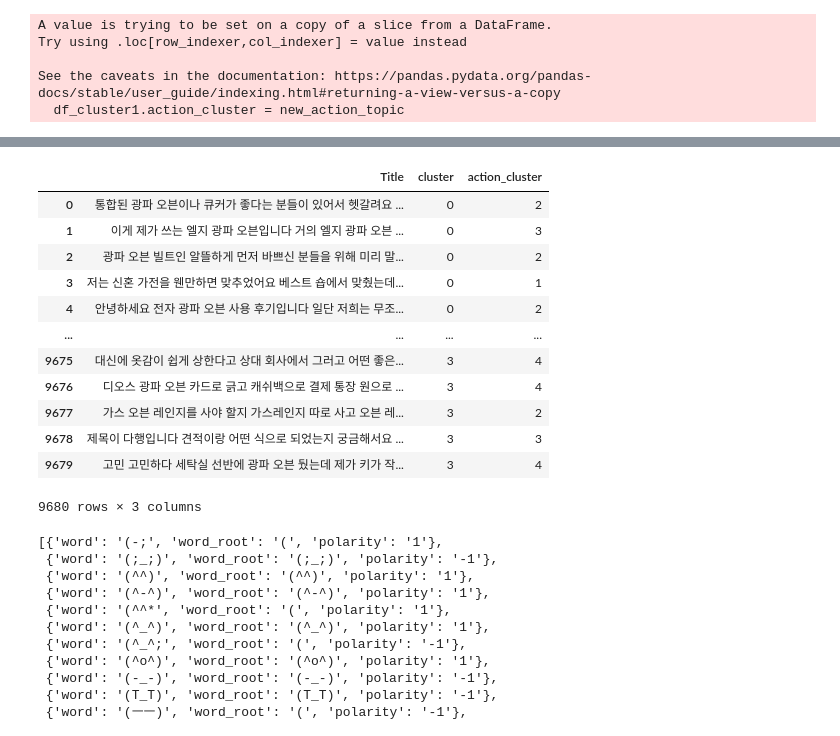
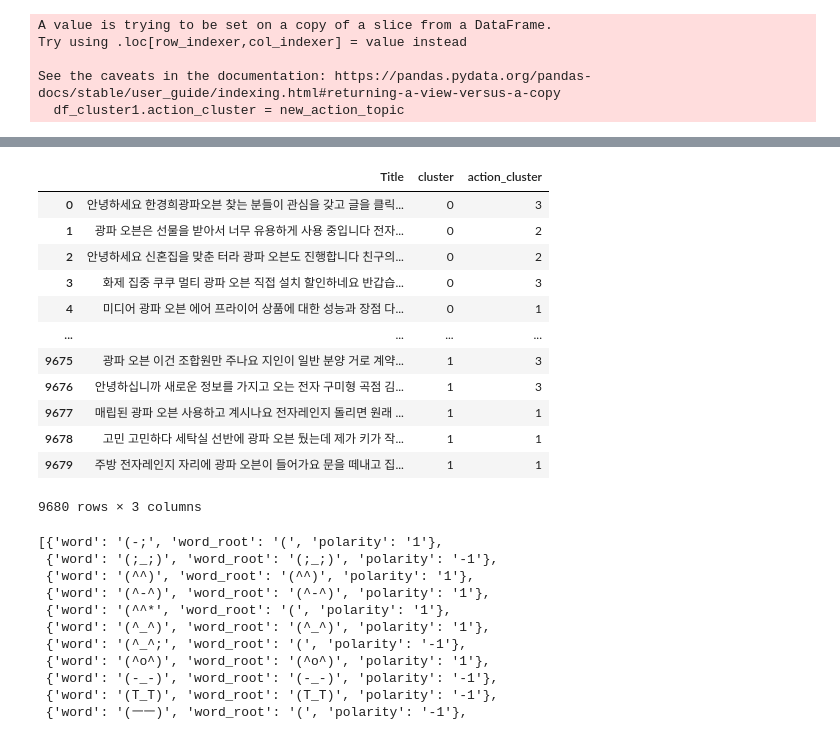
Before and after one commit to narae916/UGS-DX-Project, a Jupyter notebook: 광파오븐/데이터 분석.ipynb, the cells around one changed output, grey strips where cells are left out. Drawn from its saved outputs; the diff is of its cells as text; code cells hidden in the pictures.

```diff
--- a/광파오븐/데이터 분석.ipynb
+++ b/광파오븐/데이터 분석.ipynb
@@ -259,6 +114,0 @@ result
-# %%
-cluster = AgglomerativeClustering(n_clusters=4, linkage='ward')
-cluster_labels = cluster.fit_predict(list(df['vector']))
-
-df['cluster'] = cluster_labels
-df.head()
@@ -277,21 +114,0 @@ See the caveats in the documentation: https://pandas.pydata.org/pandas-docs/stab
-# %%
-from sklearn.feature_extraction.text import TfidfVectorizer
-
-all_document = []
-for i in df['cluster'].unique():
-
-    pos_tagged = df[df['cluster'] == i].tagged_review
-
-    cluster_document = ''
-    for pos in pos_tagged:
-        doc = ' '.join(pos)
-        cluster_document += doc
-
-    all_document.append(cluster_document)
-vectorizer = TfidfVectorizer()
-tfidf_matrix = vectorizer.fit_transform(all_document)
-feature_names = vectorizer.get_feature_names_out()
-dense = tfidf_matrix.todense()
-tf_idf_df = pd.DataFrame(dense, columns=feature_names)
-tf_idf_df_transposed = tf_idf_df.T
-tf_idf_df_transposed
@@ -312,11 +114,0 @@ tf_idf_df_transposed
-# %%
-for i in tqdm(tf_idf_df_transposed.columns):
-    #tfidf 높은 순부터 정렬하기
-    tf_idf_data = tf_idf_df_transposed[i].sort_values(ascending=False)
-
-    # 정렬한 데이터 딕셔너리로 만들기
-    data = {'word': tf_idf_data.index, 'tf-idf': tf_idf_data.values}
-    data_df = pd.DataFrame(data)
-
-    #딕셔너리로 만든 데이터 df에 자동 저장
-    data_df.to_csv('clusters/Cluster{}_tf-idf.csv'.format(i), encoding='utf-8-sig')
@@ -915,23 +363,22 @@ df_combined.to_csv("data/클러스터_분석_태그.csv", index=False)
 # %%
 df_cluster0 = df_cluster0[['Title', 'cluster', 'action_cluster']]
 df_cluster1 = df_cluster1[['Title', 'cluster', 'action_cluster']]
-df_cluster2 = df_cluster2[['Title', 'cluster', 'action_cluster']]
-df_cluster3 = df_cluster3[['Title', 'cluster', 'action_cluster']]
-df_combined = pd.concat([df_cluster0, df_cluster1, df_cluster2, df_cluster3],
+
+df_combined = pd.concat([df_cluster0, df_cluster1],
                         ignore_index=True)
 df_combined
 # %% [output]
 |  | Title | cluster | action_cluster |
-| 0 | 통합된 광파 오븐이나 큐커가 좋다는 분들이 있어서 헷갈려요 ... | 0 | 2 |
-| 1 | 이게 제가 쓰는 엘지 광파 오븐입니다 거의 엘지 광파 오븐 ... | 0 | 3 |
-| 2 | 광파 오븐 빌트인 알뜰하게 먼저 바쁘신 분들을 위해 미리 말... | 0 | 2 |
-| 3 | 저는 신혼 가전을 웬만하면 맞추었어요 베스트 숍에서 맞췄는데... | 0 | 1 |
-| 4 | 안녕하세요 전자 광파 오븐 사용 후기입니다 일단 저희는 무조... | 0 | 2 |
+| 0 | 안녕하세요 한경희광파오븐 찾는 분들이 관심을 갖고 글을 클릭... | 0 | 3 |
+| 1 | 광파 오븐은 선물을 받아서 너무 유용하게 사용 중입니다 전자... | 0 | 2 |
+| 2 | 안녕하세요 신혼집을 맞춘 터라 광파 오븐도 진행합니다 친구의... | 0 | 2 |
+| 3 | 화제 집중 쿠쿠 멀티 광파 오븐 직접 설치 할인하네요 반갑습... | 0 | 3 |
+| 4 | 미디어 광파 오븐 에어 프라이어 상품에 대한 성능과 장점 다... | 0 | 1 |
 | ... | ... | ... | ... |
-| 9675 | 대신에 옷감이 쉽게 상한다고 상대 회사에서 그러고 어떤 좋은... | 3 | 4 |
-| 9676 | 디오스 광파 오븐 카드로 긁고 캐쉬백으로 결제 통장 원으로 ... | 3 | 4 |
-| 9677 | 가스 오븐 레인지를 사야 할지 가스레인지 따로 사고 오븐 레... | 3 | 2 |
-| 9678 | 제목이 다행입니다 견적이랑 어떤 식으로 되었는지 궁금해서요 ... | 3 | 3 |
-| 9679 | 고민 고민하다 세탁실 선반에 광파 오븐 뒀는데 제가 키가 작... | 3 | 4 |
+| 9675 | 광파 오븐 이건 조합원만 주나요 지인이 일반 분양 거로 계약... | 1 | 3 |
+| 9676 | 안녕하십니까 새로운 정보를 가지고 오는 전자 구미형 곡점 김... | 1 | 3 |
+| 9677 | 매립된 광파 오븐 사용하고 계시나요 전자레인지 돌리면 원래 ... | 1 | 1 |
+| 9678 | 고민 고민하다 세탁실 선반에 광파 오븐 뒀는데 제가 키가 작... | 1 | 1 |
+| 9679 | 주방 전자레인지 자리에 광파 오븐이 들어가요 문을 떼내고 집... | 1 | 1 |
 9680 rows × 3 columns
 # %%
```
Also changed, not shown: parts of 92 cells of this notebook, 16 other files.
